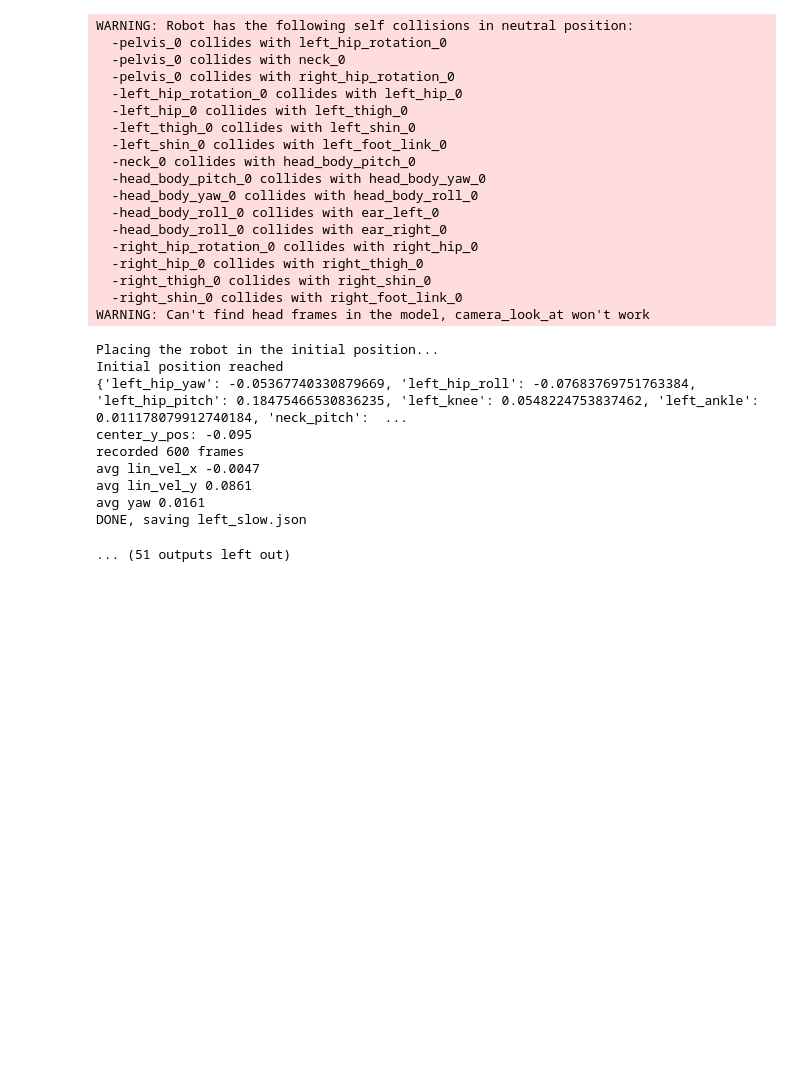
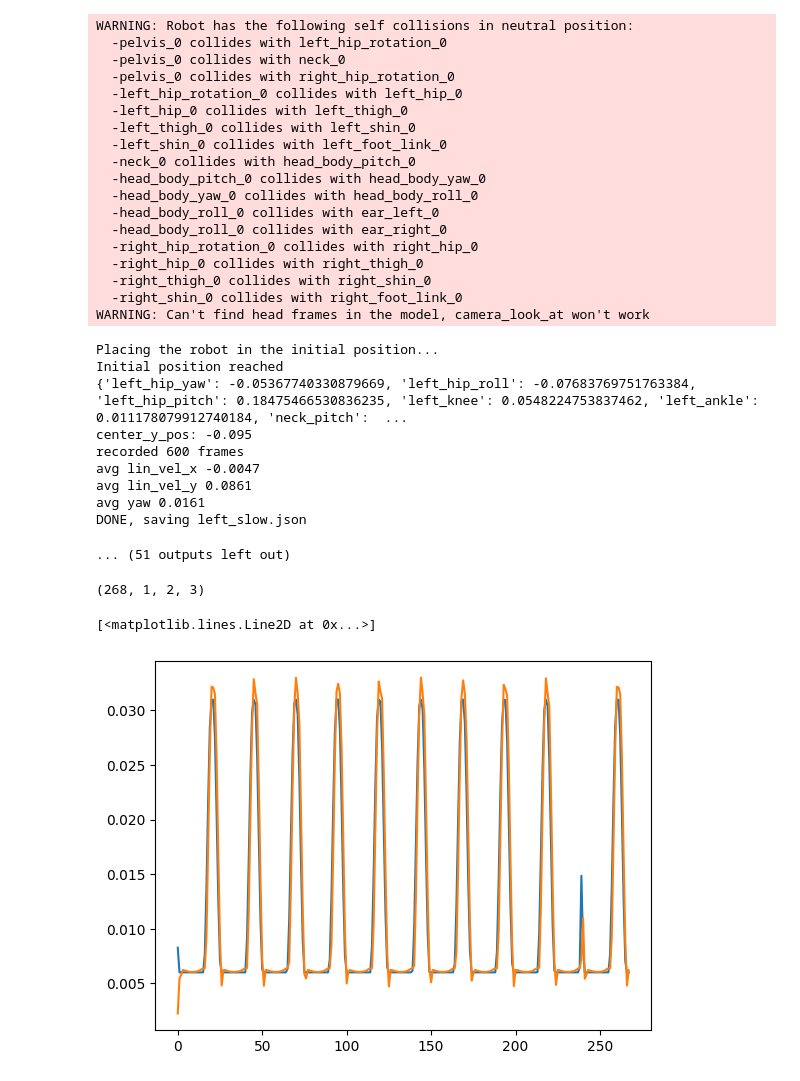
Before and after one commit to rimim/AWD, a Jupyter notebook: generate_amp_data.ipynb, the cells around one changed output. Cells and saved outputs as stored; diff of their text form; code cells hidden in the pictures; blank space fills up the shorter version.

```diff
--- a/generate_amp_data.ipynb
+++ b/generate_amp_data.ipynb
@@ -156,0 +160,13 @@ DONE, saving left_slow.json
+# %%
+anim = np.load("anim.npy")
+sim = np.load("sim.npy")
+# %%
+anim.shape
+# %% [output]
+(268, 1, 2, 3)
+# %%
+plt.plot(anim[:, 0, 1, 2])
+plt.plot(sim[:, 0, 1, 2])
+# %% [output]
+[<matplotlib.lines.Line2D at 0x...>]
+[figure, added]
```
Also changed, not shown: parts of 1 cell of this notebook, 7 other files.
